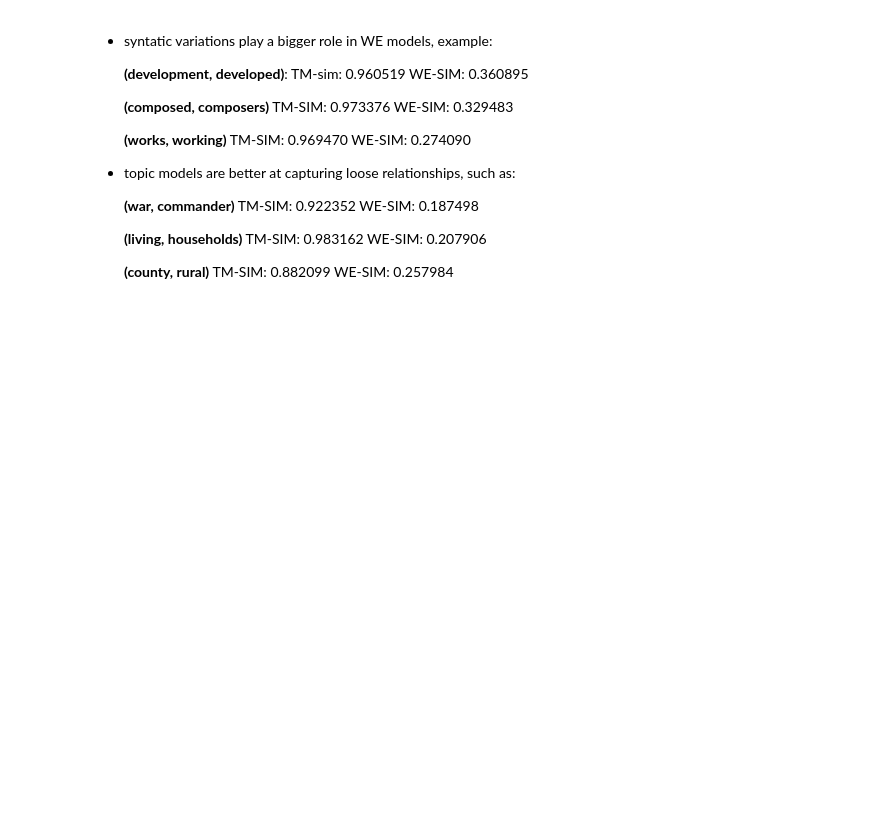
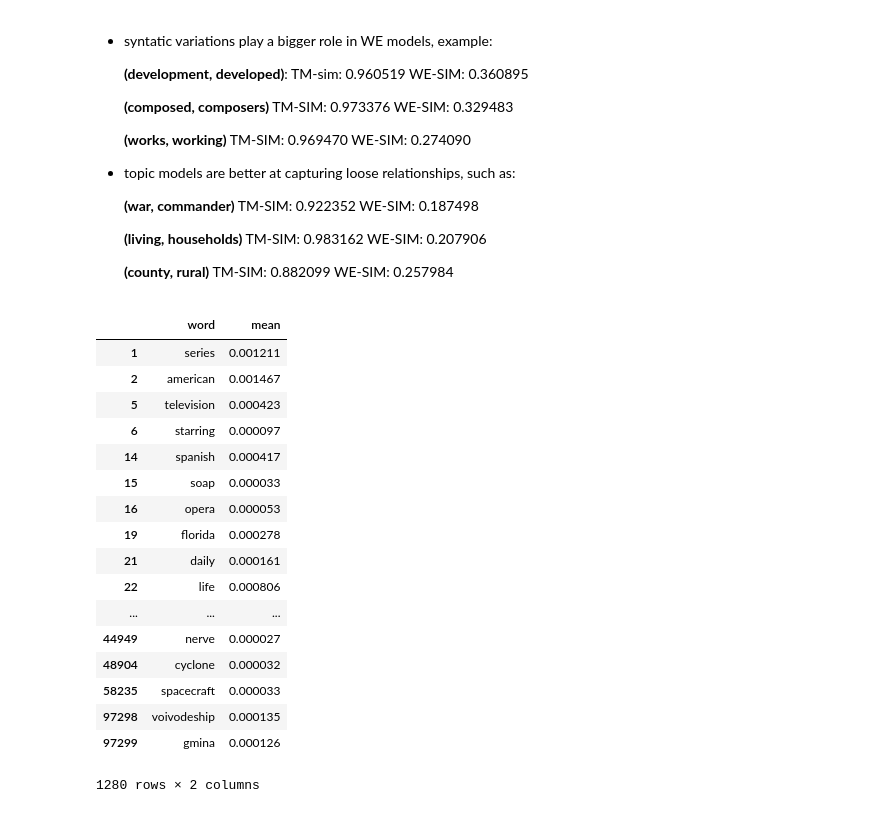
Before and after one commit to knub/master-thesis, a Jupyter notebook: notebooks/Topics.ipynb, the cells around one changed output. Saved outputs shown, nothing was run; the diff lists cells and outputs as text; code cells hidden in the pictures; blank space fills up the shorter version.

```diff
--- a/notebooks/Topics.ipynb
+++ b/notebooks/Topics.ipynb
@@ -346,3 +413,24 @@ df_small_sim_diff.iloc[np.random.permutation(len(df_small_sim_diff))]
   **(living, households)** TM-SIM: 0.983162 WE-SIM: 0.207906
 
   **(county, rural)** TM-SIM: 0.882099 WE-SIM: 0.257984
+# %%
+df_probs[["word", "mean"]]
+# %% [output]
+|  | word | mean |
+| 1 | series | 0.001211 |
+| 2 | american | 0.001467 |
+| 5 | television | 0.000423 |
+| 6 | starring | 0.000097 |
+| 14 | spanish | 0.000417 |
+| 15 | soap | 0.000033 |
+| 16 | opera | 0.000053 |
+| 19 | florida | 0.000278 |
+| 21 | daily | 0.000161 |
+| 22 | life | 0.000806 |
+| ... | ... | ... |
+| 44949 | nerve | 0.000027 |
+| 48904 | cyclone | 0.000032 |
+| 58235 | spacecraft | 0.000033 |
+| 97298 | voivodeship | 0.000135 |
+| 97299 | gmina | 0.000126 |
+1280 rows × 2 columns
```
Also changed, not shown: parts of 16 cells of this notebook, 1 other file.
